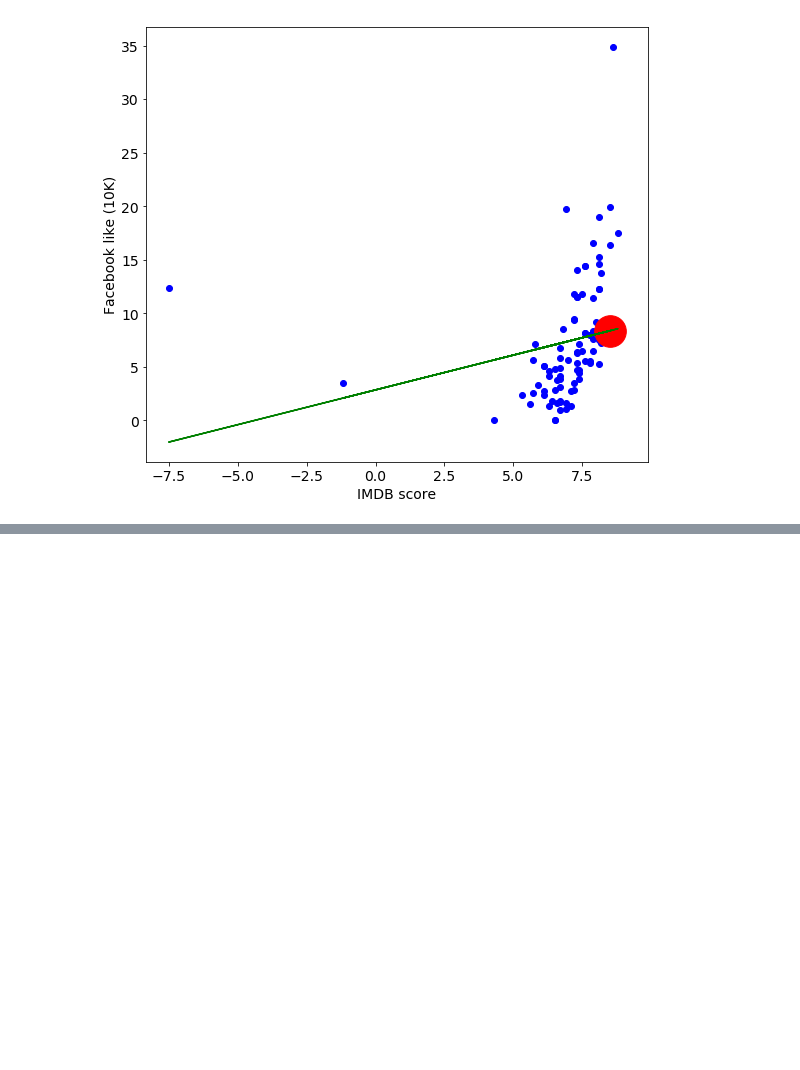
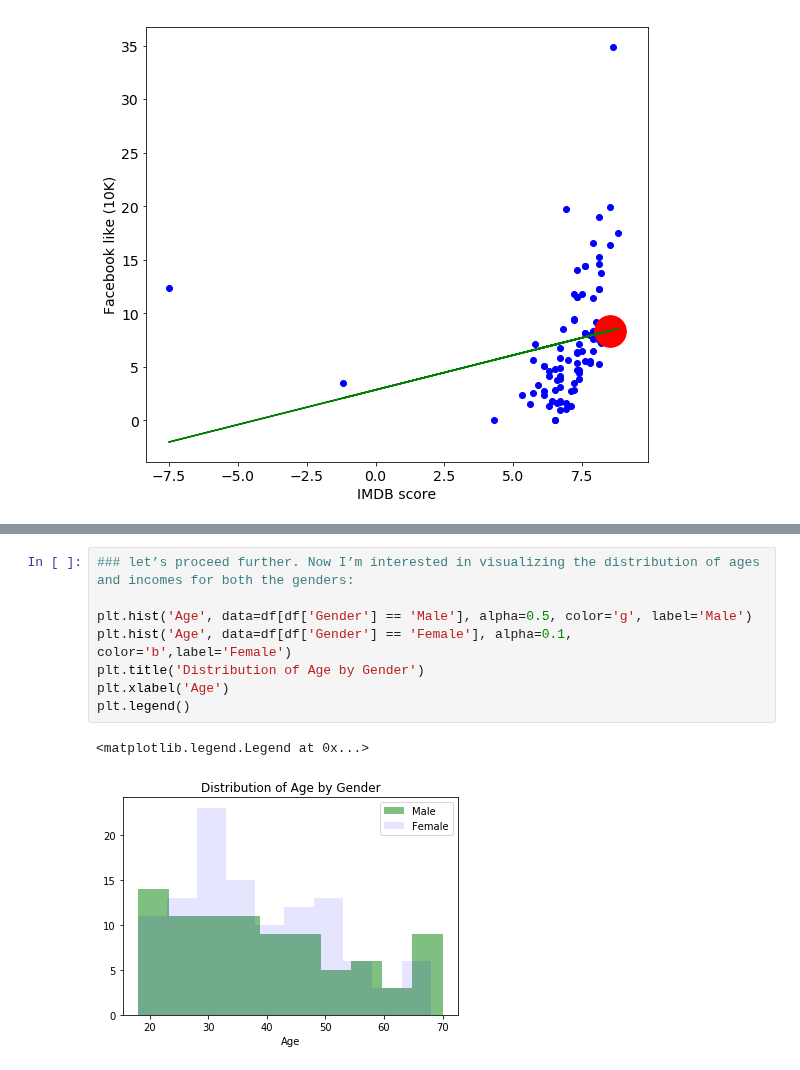
Before and after one commit to ragalaa/Directory, a Jupyter notebook: Exploratary_Data_analysis_IMDB.ipynb, the cells around one changed output, grey strips where cells are left out. Saved outputs shown, nothing was run; the diff lists cells and outputs as text; blank space fills up the shorter version.

```diff
--- a/Exploratary_Data_analysis_IMDB.ipynb
+++ b/Exploratary_Data_analysis_IMDB.ipynb
@@ -295,0 +339,11 @@ Facebook likes estimation (10K): [8.36754048]
+# %%
+### let’s proceed further. Now I’m interested in visualizing the distribution of ages and incomes for both the genders:
+
+plt.hist('Age', data=df[df['Gender'] == 'Male'], alpha=0.5, color='g', label='Male')
+plt.hist('Age', data=df[df['Gender'] == 'Female'], alpha=0.1, color='b',label='Female')
+plt.title('Distribution of Age by Gender')
+plt.xlabel('Age')
+plt.legend()
+# %% [output]
+<matplotlib.legend.Legend at 0x...>
+[figure, added]
```
Also changed, not shown: parts of 20 cells of this notebook.
